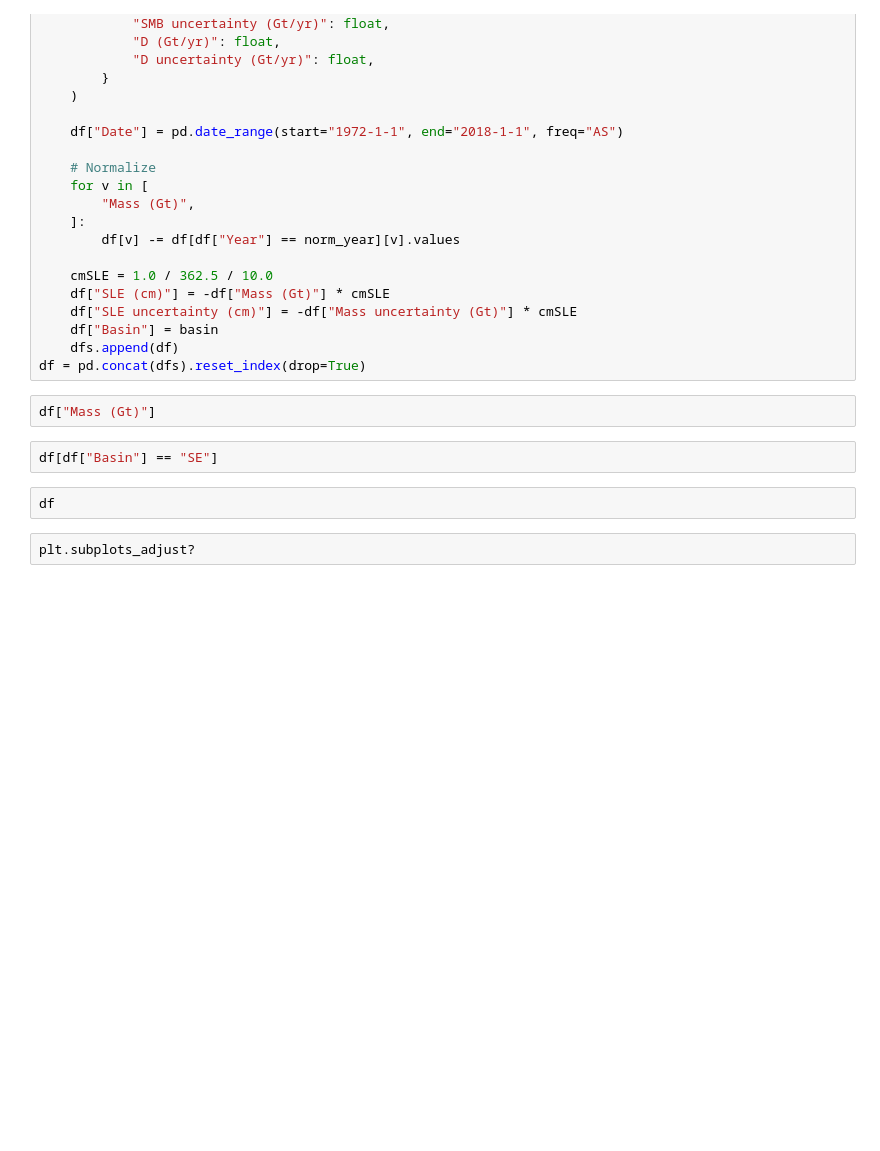
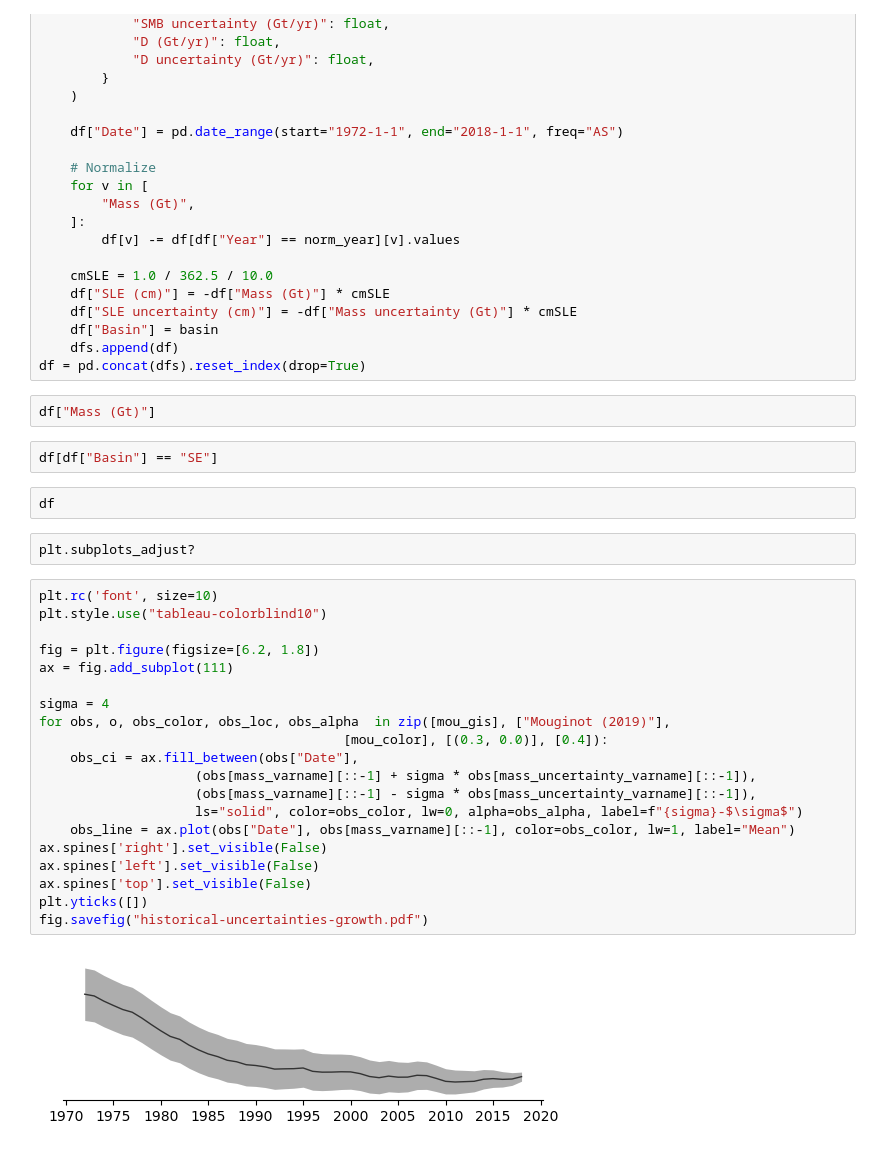
Before and after one commit to pism/pism-ragis, a Jupyter notebook: notebooks/analyze_ensembles.ipynb, the cells around one changed output. Drawn from its saved outputs; the diff is of its cells as text; blank space fills up the shorter version.

```diff
--- a/notebooks/analyze_ensembles.ipynb
+++ b/notebooks/analyze_ensembles.ipynb
@@ -813,3 +813,25 @@ df[df["Basin"] == "SE"]
 df
 # %%
 plt.subplots_adjust?
+# %%
+plt.rc('font', size=10)
+plt.style.use("tableau-colorblind10")
+
+fig = plt.figure(figsize=[6.2, 1.8])
+ax = fig.add_subplot(111)
+
+sigma = 4
+for obs, o, obs_color, obs_loc, obs_alpha  in zip([mou_gis], ["Mouginot (2019)"],
+                                       [mou_color], [(0.3, 0.0)], [0.4]):
+    obs_ci = ax.fill_between(obs["Date"],
+                    (obs[mass_varname][::-1] + sigma * obs[mass_uncertainty_varname][::-1]),
+                    (obs[mass_varname][::-1] - sigma * obs[mass_uncertainty_varname][::-1]),
+                    ls="solid", color=obs_color, lw=0, alpha=obs_alpha, label=f"{sigma}-$\sigma$")
+    obs_line = ax.plot(obs["Date"], obs[mass_varname][::-1], color=obs_color, lw=1, label="Mean")
+ax.spines['right'].set_visible(False)
+ax.spines['left'].set_visible(False)
+ax.spines['top'].set_visible(False)
+plt.yticks([])
+fig.savefig("historical-uncertainties-growth.pdf")
+# %% [output]
+[figure, added]
```
